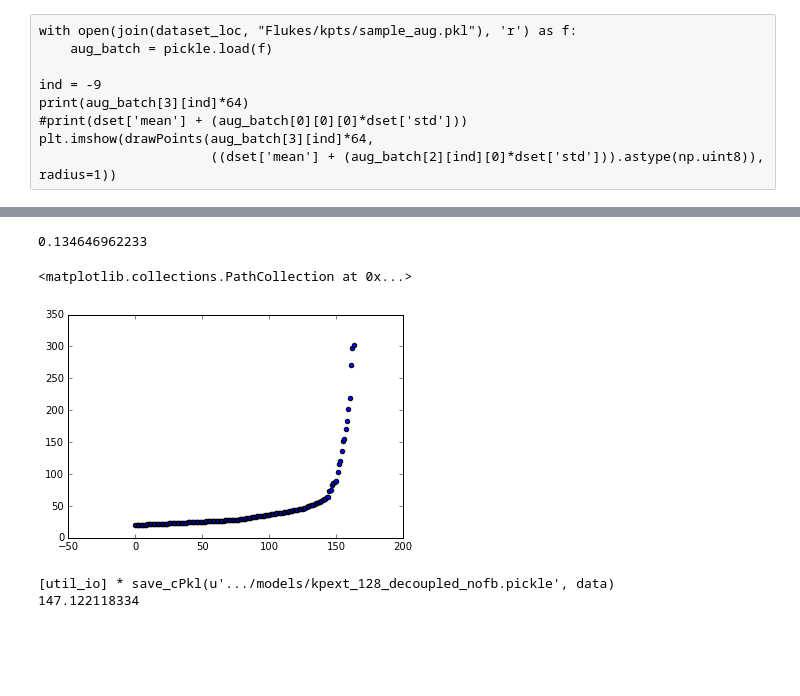
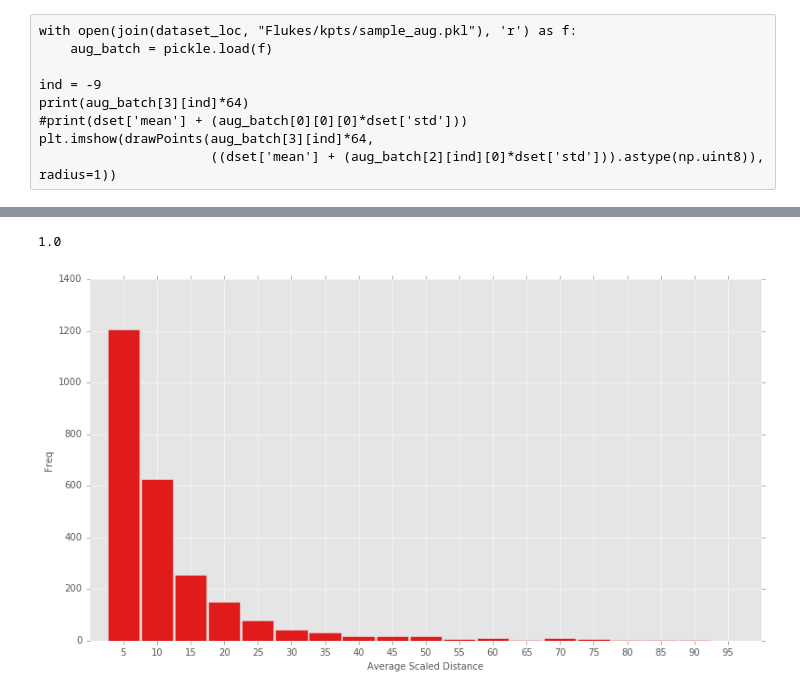
Before and after one commit to zmjjmz/thesiswork, a Jupyter notebook: edge_extract/Keypoint Extractor Analysis.ipynb, the cells around one changed output, grey strips where cells are left out. Drawn from its saved outputs; the diff is of its cells as text; code cells hidden in the pictures; blank space fills up the shorter version.

```diff
--- a/edge_extract/Keypoint Extractor Analysis.ipynb
+++ b/edge_extract/Keypoint Extractor Analysis.ipynb
@@ -31,7 +31,7 @@ Trying /home/zach/envs/thesis/local/lib/python2.7/site-packages/flann-1.8.4-py2.
 Using gpu device 0: GeForce GTX TITAN X (CNMeM is disabled)
 # %%
 size = 128
-model_loc = 'all_kpts_%d_fixedx' % size
+model_loc = 'all_kpts_%d_fixedx_clean' % size
 dset_loc = 'all_kpts_%d_fixedx' % size
 # %%
 #model_name = 'dec_nest_a2e-3_e100.pkl'
@@ -319,19 +319,13 @@ show_output(sorted_X, sorted_y, sorted_pred, -8, stage=10, imgnames=sorted_names
 # %%
 dists = np.vstack(dists)
-dists_over = dists[np.average(dists,axis=1) > 20]
+dists_over = dists[np.average(dists,axis=1) > 0]
 print(float(dists_over.shape[0]) / dists.shape[0])
-plt.scatter(range(dists_over.shape[0]),np.average(dists_over,axis=1))
+hist, bin_edges = np.histogram(dists, bins=range(5,100,5))
+pt.draw_histogram(bin_edges, hist, xlabel='Average Scaled Distance', autolabel=False)
+
+import matplotlib.pyplot as plt
+plt.gcf()
+plt.savefig("/home/zach/data/results/kp128_test_dist_hist.png")
 # %% [output]
-0.134646962233
+1.0
-<matplotlib.collections.PathCollection at 0x...>
-[figure, old version]
+[figure, new version]
-# %%
-# Export model params and dataset so that IBEIS can use it
-model_ibs = {'params':model, 'mean':dset['mean'], 'std':dset['std']}
-prod_model_name = 'kpext_%s_decoupled_nofb.pickle' % size
-prod_model_dir = '/media/hdd/PUBLIC/models'
-ut.save_cPkl(join(prod_model_dir, prod_model_name), model_ibs)
-print(model_ibs['mean'])
-# %% [output]
-[util_io] * save_cPkl(u'.../models/kpext_128_decoupled_nofb.pickle', data)
-147.122118334
```
Also changed, not shown: parts of 11 cells of this notebook, 17 other files.
